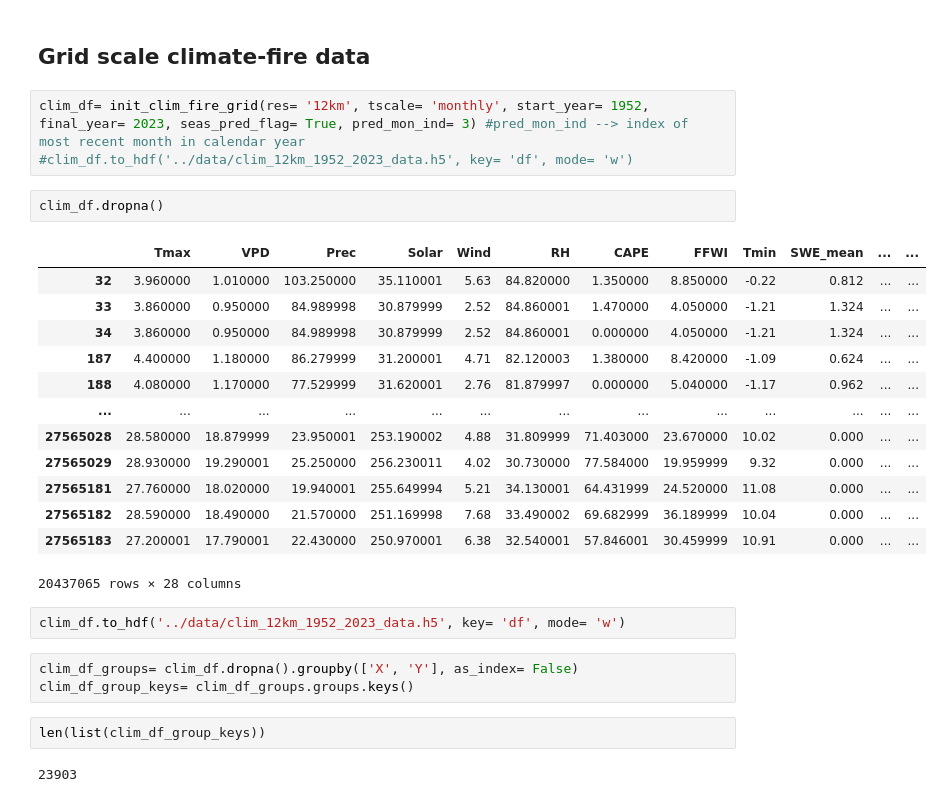
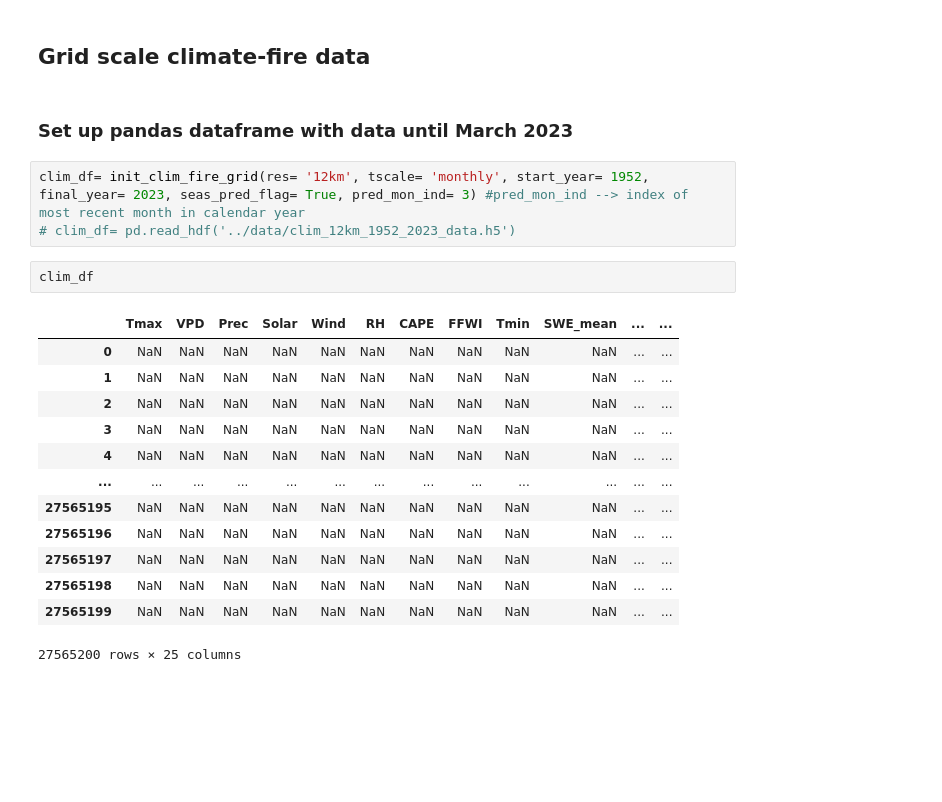
Before and after one commit to jtbuch/SEASFire, a Jupyter notebook: scripts/seas_climate_pred.ipynb, the cells around one changed output. Drawn from its saved outputs; the diff is of its cells as text; blank space fills up the shorter version.

```diff
--- a/scripts/seas_climate_pred.ipynb
+++ b/scripts/seas_climate_pred.ipynb
@@ -48,31 +56,24 @@ cols_default = plt.rcParams['axes.prop_cycle'].by_key()['color']
 %config InlineBackend.figure_format = 'retina'
 # %% [markdown]
 ## Grid scale climate-fire data
+# %% [markdown]
+### Set up pandas dataframe with data until March 2023
 # %%
 clim_df= init_clim_fire_grid(res= '12km', tscale= 'monthly', start_year= 1952, final_year= 2023, seas_pred_flag= True, pred_mon_ind= 3) #pred_mon_ind --> index of most recent month in calendar year
-#clim_df.to_hdf('../data/clim_12km_1952_2023_data.h5', key= 'df', mode= 'w')
+# clim_df= pd.read_hdf('../data/clim_12km_1952_2023_data.h5')
 # %%
-clim_df.dropna()
+clim_df
 # %% [output]
 |  | Tmax | VPD | Prec | Solar | Wind | RH | CAPE | FFWI | Tmin | SWE_mean | ... | ... |
-| 32 | 3.960000 | 1.010000 | 103.250000 | 35.110001 | 5.63 | 84.820000 | 1.350000 | 8.850000 | -0.22 | 0.812 | ... | ... |
-| 33 | 3.860000 | 0.950000 | 84.989998 | 30.879999 | 2.52 | 84.860001 | 1.470000 | 4.050000 | -1.21 | 1.324 | ... | ... |
-| 34 | 3.860000 | 0.950000 | 84.989998 | 30.879999 | 2.52 | 84.860001 | 0.000000 | 4.050000 | -1.21 | 1.324 | ... | ... |
-| 187 | 4.400000 | 1.180000 | 86.279999 | 31.200001 | 4.71 | 82.120003 | 1.380000 | 8.420000 | -1.09 | 0.624 | ... | ... |
-| 188 | 4.080000 | 1.170000 | 77.529999 | 31.620001 | 2.76 | 81.879997 | 0.000000 | 5.040000 | -1.17 | 0.962 | ... | ... |
+| 0 | NaN | NaN | NaN | NaN | NaN | NaN | NaN | NaN | NaN | NaN | ... | ... |
+| 1 | NaN | NaN | NaN | NaN | NaN | NaN | NaN | NaN | NaN | NaN | ... | ... |
+| 2 | NaN | NaN | NaN | NaN | NaN | NaN | NaN | NaN | NaN | NaN | ... | ... |
+| 3 | NaN | NaN | NaN | NaN | NaN | NaN | NaN | NaN | NaN | NaN | ... | ... |
+| 4 | NaN | NaN | NaN | NaN | NaN | NaN | NaN | NaN | NaN | NaN | ... | ... |
 | ... | ... | ... | ... | ... | ... | ... | ... | ... | ... | ... | ... | ... |
-| 27565028 | 28.580000 | 18.879999 | 23.950001 | 253.190002 | 4.88 | 31.809999 | 71.403000 | 23.670000 | 10.02 | 0.000 | ... | ... |
-| 27565029 | 28.930000 | 19.290001 | 25.250000 | 256.230011 | 4.02 | 30.730000 | 77.584000 | 19.959999 | 9.32 | 0.000 | ... | ... |
-| 27565181 | 27.760000 | 18.020000 | 19.940001 | 255.649994 | 5.21 | 34.130001 | 64.431999 | 24.520000 | 11.08 | 0.000 | ... | ... |
-| 27565182 | 28.590000 | 18.490000 | 21.570000 | 251.169998 | 7.68 | 33.490002 | 69.682999 | 36.189999 | 10.04 | 0.000 | ... | ... |
-| 27565183 | 27.200001 | 17.790001 | 22.430000 | 250.970001 | 6.38 | 32.540001 | 57.846001 | 30.459999 | 10.91 | 0.000 | ... | ... |
+| 27565195 | NaN | NaN | NaN | NaN | NaN | NaN | NaN | NaN | NaN | NaN | ... | ... |
+| 27565196 | NaN | NaN | NaN | NaN | NaN | NaN | NaN | NaN | NaN | NaN | ... | ... |
+| 27565197 | NaN | NaN | NaN | NaN | NaN | NaN | NaN | NaN | NaN | NaN | ... | ... |
+| 27565198 | NaN | NaN | NaN | NaN | NaN | NaN | NaN | NaN | NaN | NaN | ... | ... |
+| 27565199 | NaN | NaN | NaN | NaN | NaN | NaN | NaN | NaN | NaN | NaN | ... | ... |
-20437065 rows × 28 columns
+27565200 rows × 25 columns
-# %%
-clim_df.to_hdf('../data/clim_12km_1952_2023_data.h5', key= 'df', mode= 'w')
-# %%
-clim_df_groups= clim_df.dropna().groupby(['X', 'Y'], as_index= False)
-clim_df_group_keys= clim_df_groups.groups.keys()
-# %%
-len(list(clim_df_group_keys))
-# %% [output]
-23903
```
Also changed, not shown: parts of 17 cells of this notebook, 3 other files.
